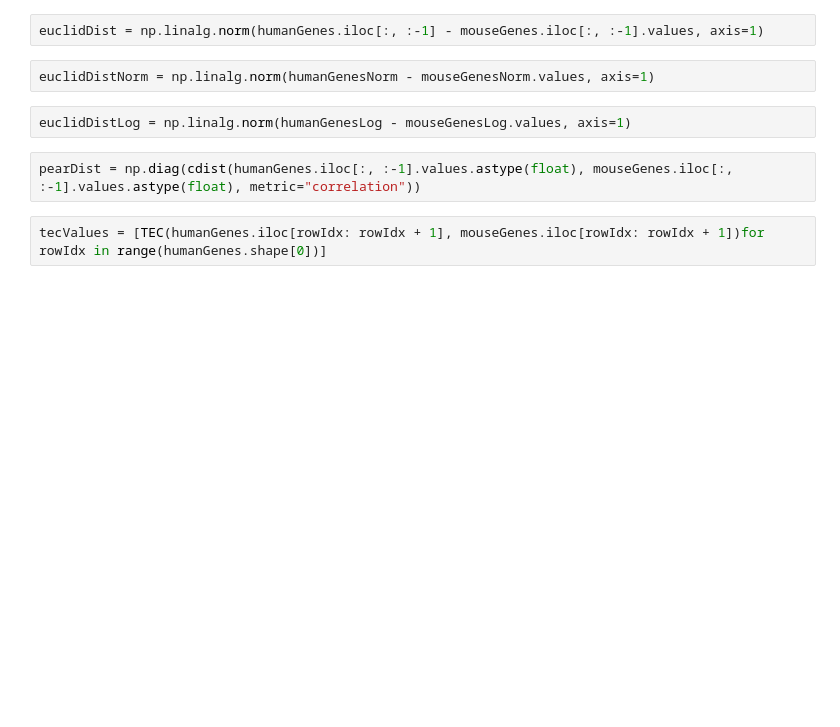
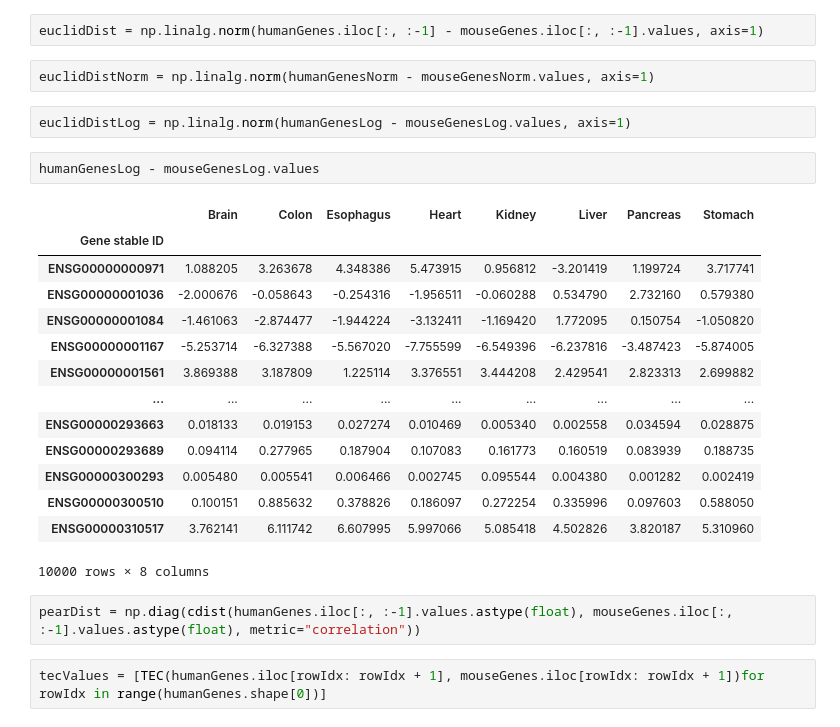
Before and after one commit to AndrewH72/Gene-Duplication, a Jupyter notebook: scripts/dataAnalysis.ipynb, the cells around one changed output. Cells and saved outputs as stored; diff of their text form; blank space fills up the shorter version.

Commit message:
double checked that the calculations for the 10,000 randomly picked genes were correct

```diff
--- a/scripts/dataAnalysis.ipynb
+++ b/scripts/dataAnalysis.ipynb
@@ -479,6 +479,23 @@ euclidDist = np.linalg.norm(humanGenes.iloc[:, :-1] - mouseGenes.iloc[:, :-1].va
 euclidDistNorm = np.linalg.norm(humanGenesNorm - mouseGenesNorm.values, axis=1)
 # %%
 euclidDistLog = np.linalg.norm(humanGenesLog - mouseGenesLog.values, axis=1)
+# %%
+humanGenesLog - mouseGenesLog.values
+# %% [output]
+|  | Brain | Colon | Esophagus | Heart | Kidney | Liver | Pancreas | Stomach |
+| Gene stable ID |  |  |  |  |  |  |  |  |
+| ENSG00000000971 | 1.088205 | 3.263678 | 4.348386 | 5.473915 | 0.956812 | -3.201419 | 1.199724 | 3.717741 |
+| ENSG00000001036 | -2.000676 | -0.058643 | -0.254316 | -1.956511 | -0.060288 | 0.534790 | 2.732160 | 0.579380 |
+| ENSG00000001084 | -1.461063 | -2.874477 | -1.944224 | -3.132411 | -1.169420 | 1.772095 | 0.150754 | -1.050820 |
+| ENSG00000001167 | -5.253714 | -6.327388 | -5.567020 | -7.755599 | -6.549396 | -6.237816 | -3.487423 | -5.874005 |
+| ENSG00000001561 | 3.869388 | 3.187809 | 1.225114 | 3.376551 | 3.444208 | 2.429541 | 2.823313 | 2.699882 |
+| ... | ... | ... | ... | ... | ... | ... | ... | ... |
+| ENSG00000293663 | 0.018133 | 0.019153 | 0.027274 | 0.010469 | 0.005340 | 0.002558 | 0.034594 | 0.028875 |
+| ENSG00000293689 | 0.094114 | 0.277965 | 0.187904 | 0.107083 | 0.161773 | 0.160519 | 0.083939 | 0.188735 |
+| ENSG00000300293 | 0.005480 | 0.005541 | 0.006466 | 0.002745 | 0.095544 | 0.004380 | 0.001282 | 0.002419 |
+| ENSG00000300510 | 0.100151 | 0.885632 | 0.378826 | 0.186097 | 0.272254 | 0.335996 | 0.097603 | 0.588050 |
+| ENSG00000310517 | 3.762141 | 6.111742 | 6.607995 | 5.997066 | 5.085418 | 4.502826 | 3.820187 | 5.310960 |
+10000 rows × 8 columns
 # %%
 pearDist = np.diag(cdist(humanGenes.iloc[:, :-1].values.astype(float), mouseGenes.iloc[:, :-1].values.astype(float), metric="correlation"))
 # %%
```
Also changed, not shown: parts of 1 cell of this notebook, 2 other files.
